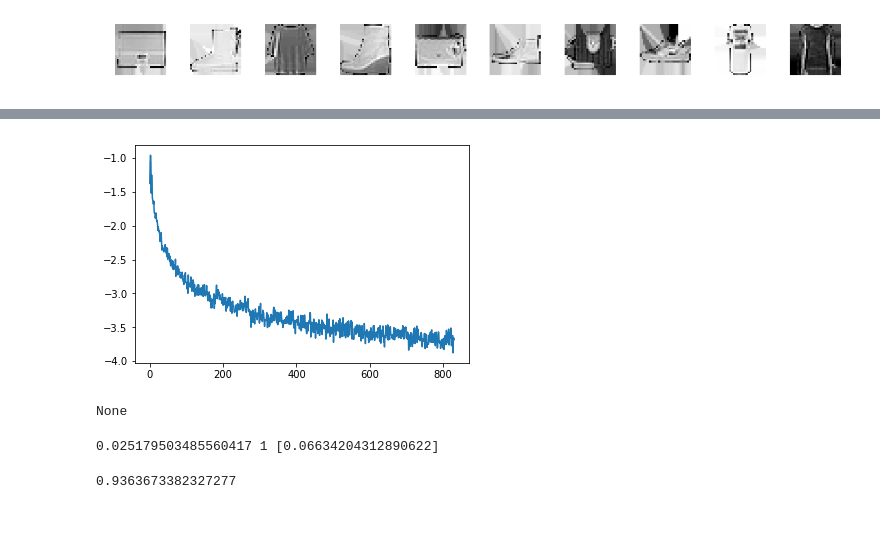
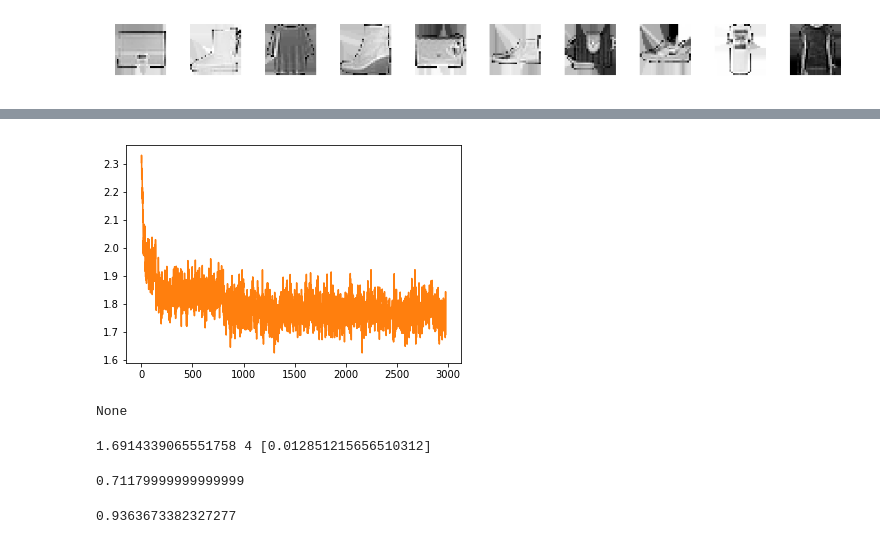
Before and after one commit to darthdeus/npfl114, a Jupyter notebook: labs/05/Torch Fashion.ipynb, the cells around one changed output, grey strips where cells are left out. Saved outputs shown, nothing was run; the diff lists cells and outputs as text; code cells hidden in the pictures.

Commit message:
Labels in progress

```diff
--- a/labs/05/Torch Fashion.ipynb
+++ b/labs/05/Torch Fashion.ipynb
@@ -73,4 +76,8 @@ imshow(train.masks[:10])
 imshow(train.images[:10])
 # %% [output]
 [figure]
+# %%
+class Flatten(nn.Module):
+    def forward(self, x):
+        return x.view(x.size()[0], -1)
 # %%
@@ -124,38 +135,55 @@ Sequential(
 # %%
 BATCH_SIZE = 128
 
-criterion = nn.MSELoss()
-optimizer = optim.Adam(model.parameters(), lr=0.1)
+mse_loss = nn.MSELoss()
+ce_loss = nn.CrossEntropyLoss()
+
+mask_optimizer = optim.Adam(mask_model.parameters(), lr=0.1)
+label_optimizer = optim.Adam(label_model.parameters(), lr=0.01)
+
 train_loader = data.DataLoader(train, batch_size=BATCH_SIZE)
 
-scheduler = optim.lr_scheduler.StepLR(optimizer, step_size=100, gamma=0.95)
+mask_scheduler = optim.lr_scheduler.StepLR(mask_optimizer, step_size=100, gamma=0.95)
+label_scheduler = optim.lr_scheduler.StepLR(label_optimizer, step_size=100, gamma=0.95)
 
-losses = []
+mask_losses = []
+label_losses = []
 # %%
-EPOCHS = 2
+EPOCHS = 5
 
 for epoch in range(EPOCHS):
     for i, batch in enumerate(train_loader):
         scheduler.step()
 
         images = Variable(batch["images"])
         masks = Variable(batch["masks"])
+        labels = Variable(batch["labels"])
 
-        y_pred = model(images)
-        loss = criterion(y_pred, masks)
+#         y_pred_mask = mask_model(images)
+#         loss = mse_loss(y_pred_mask, masks)
 
-        optimizer.zero_grad()
+#         mask_optimizer.zero_grad()
+#         loss.backward()
+#         mask_optimizer.step()
+
+#         mask_losses.append(np.log(loss.data[0]))
+
+        y_pred_label = label_model(images)
+        loss = ce_loss(y_pred_label, labels.cuda())
+
+        label_optimizer.zero_grad()
         loss.backward()
-        optimizer.step()
+        label_optimizer.step()
 
-        losses.append(np.log(loss.data[0]))
+        label_losses.append(loss.data[0])
 
         if i % 100 == 0 and i > 0:
-            plt.plot(losses)
+            plt.plot(mask_losses)
+            plt.plot(label_losses)
             display.clear_output(wait=True)
             display.display(plt.show())
             print(loss.data[0], epoch, scheduler.get_lr())
 # %% [output]
-[figure, old version]
+[figure, new version]
 None
-0.025179503485560417 1 [0.06634204312890622]
+1.6914339065551758 4 [0.012851215656510312]
@@ -162,3 +193,7 @@ None
+# %%
+np.mean(np.argmax(pred_labels, axis=1) == true_labels)
+# %% [output]
+0.71179999999999999
 # %%
 NUM_TO_COMPARE=2000
 
```
Also changed, not shown: parts of 4 cells of this notebook.
